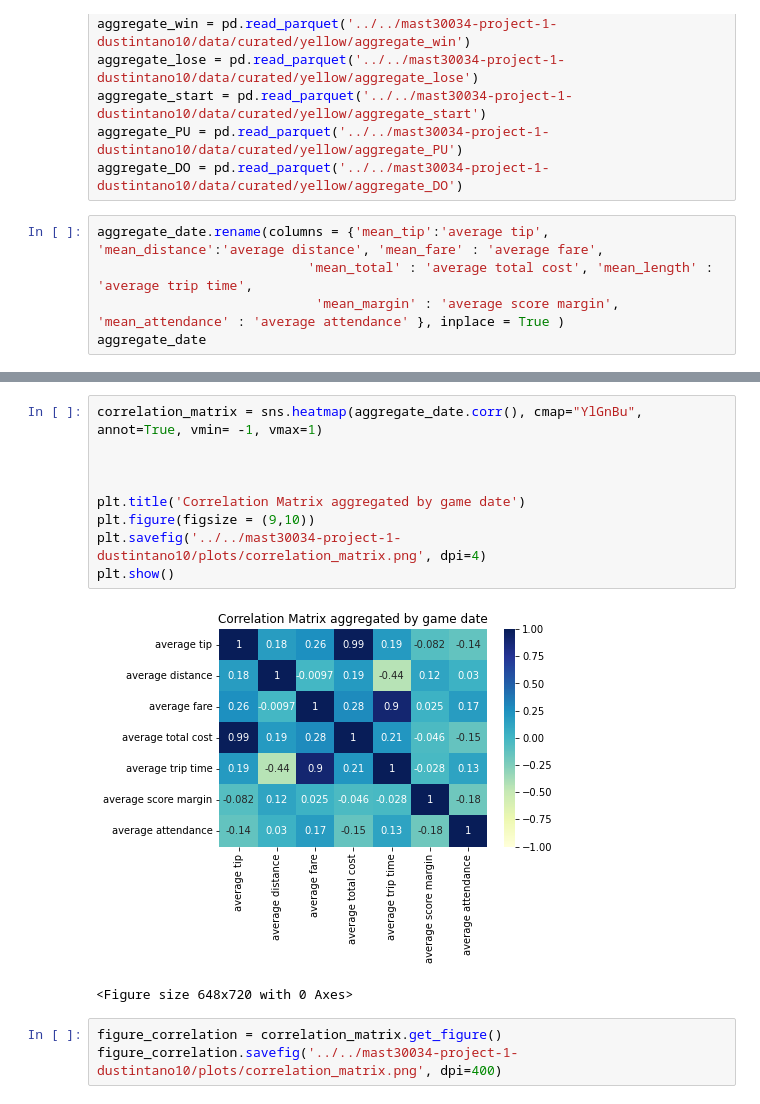
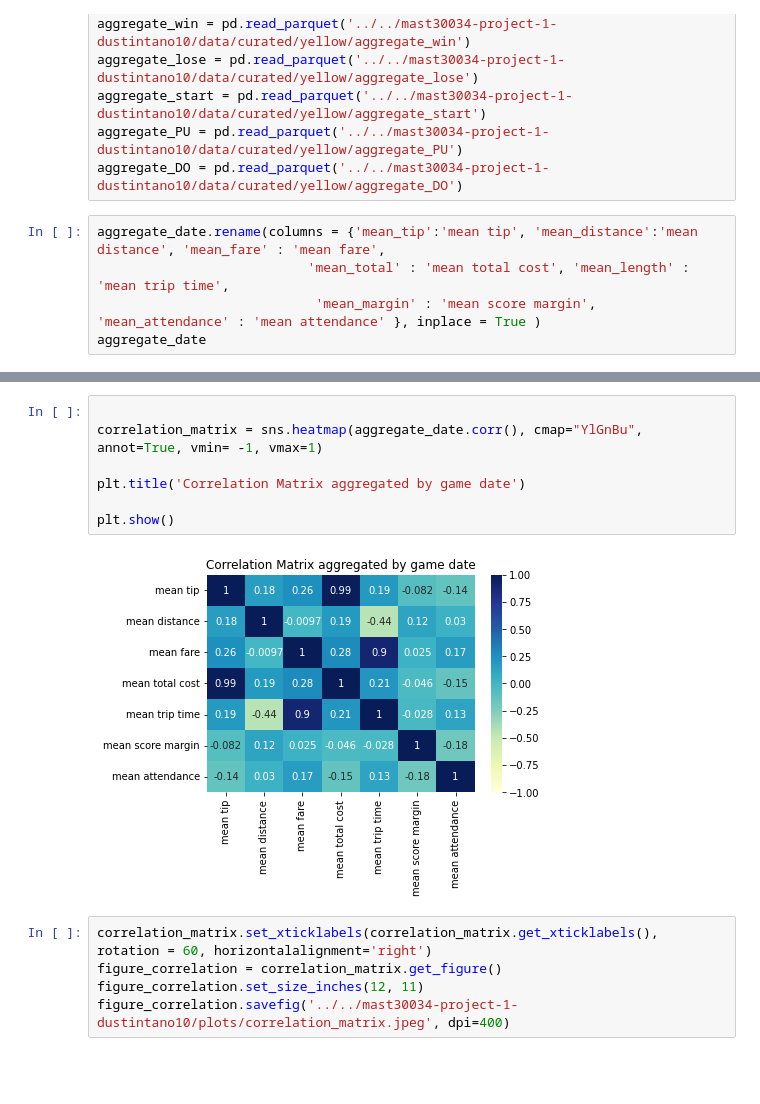
Before and after one commit to MAST30034-Applied-Data-Science/mast30034-project-1-dustintano10, a Jupyter notebook: notebooks/Analysis.ipynb, the cells around one changed output, grey strips where cells are left out. Drawn from its saved outputs; the diff is of its cells as text; blank space fills up the shorter version.

Commit message:
did more plots

```diff
--- a/notebooks/Analysis.ipynb
+++ b/notebooks/Analysis.ipynb
@@ -39,8 +41,8 @@ aggregate_start = pd.read_parquet('../../mast30034-project-1-dustintano10/data/c
 aggregate_PU = pd.read_parquet('../../mast30034-project-1-dustintano10/data/curated/yellow/aggregate_PU')
 aggregate_DO = pd.read_parquet('../../mast30034-project-1-dustintano10/data/curated/yellow/aggregate_DO')
 # %%
-aggregate_date.rename(columns = {'mean_tip':'average tip', 'mean_distance':'average distance', 'mean_fare' : 'average fare',
-                           'mean_total' : 'average total cost', 'mean_length' : 'average trip time',
-                            'mean_margin' : 'average score margin', 'mean_attendance' : 'average attendance' }, inplace = True )
+aggregate_date.rename(columns = {'mean_tip':'mean tip', 'mean_distance':'mean distance', 'mean_fare' : 'mean fare',
+                           'mean_total' : 'mean total cost', 'mean_length' : 'mean trip time',
+                            'mean_margin' : 'mean score margin', 'mean_attendance' : 'mean attendance' }, inplace = True )
 aggregate_date
 # %% [output]
@@ -64,15 +66,14 @@ aggregate_date
 # %%
+
 correlation_matrix = sns.heatmap(aggregate_date.corr(), cmap="YlGnBu", annot=True, vmin= -1, vmax=1)
 
+plt.title('Correlation Matrix aggregated by game date')
 
-
-plt.title('Correlation Matrix aggregated by game date')
-plt.figure(figsize = (9,10))
-plt.savefig('../../mast30034-project-1-dustintano10/plots/correlation_matrix.png', dpi=4)
 plt.show()
 # %% [output]
-[figure, old version]
+[figure, new version]
-<Figure size 648x720 with 0 Axes>
 # %%
+correlation_matrix.set_xticklabels(correlation_matrix.get_xticklabels(), rotation = 60, horizontalalignment='right')
 figure_correlation = correlation_matrix.get_figure()
-figure_correlation.savefig('../../mast30034-project-1-dustintano10/plots/correlation_matrix.png', dpi=400)
+figure_correlation.set_size_inches(12, 11)
+figure_correlation.savefig('../../mast30034-project-1-dustintano10/plots/correlation_matrix.jpeg', dpi=400)
```
Also changed, not shown: parts of 11 cells of this notebook, 5 other files.
